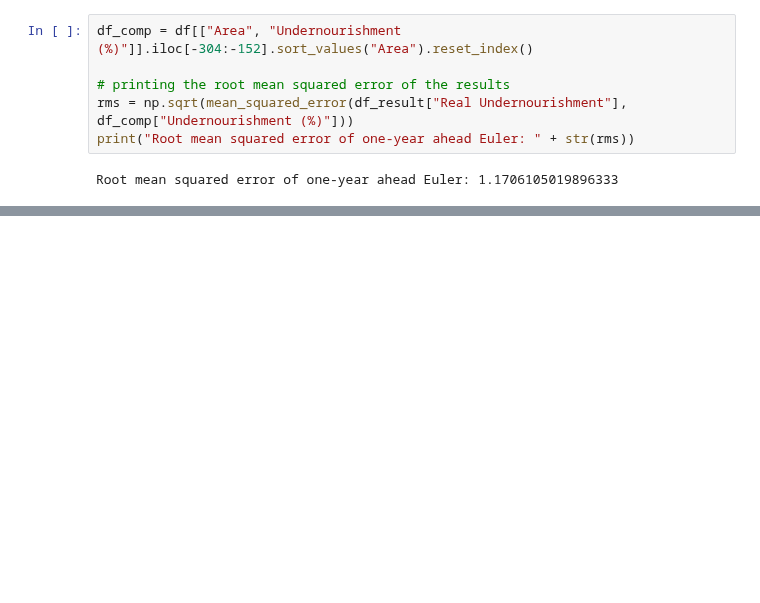
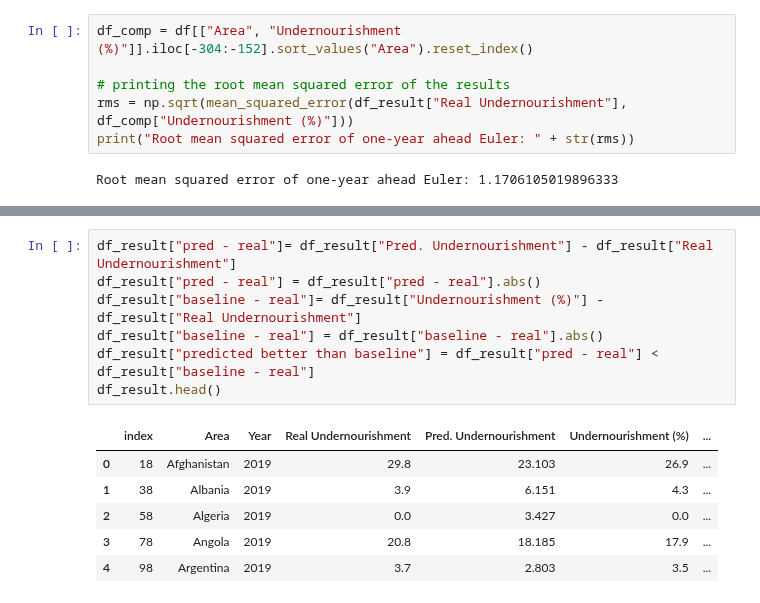
Before and after one commit to sonic171717/undernourishment_prediction, a Jupyter notebook: 3)Models/baseline_comparison.ipynb, the cells around one changed output, grey strips where cells are left out. Drawn from its saved outputs; the diff is of its cells as text; blank space fills up the shorter version.

```diff
--- a/3)Models/baseline_comparison.ipynb
+++ b/3)Models/baseline_comparison.ipynb
@@ -89,0 +120,14 @@ Root mean squared error of one-year ahead Euler: 1.1706105019896333
+# %%
+df_result["pred - real"]= df_result["Pred. Undernourishment"] - df_result["Real Undernourishment"]
+df_result["pred - real"] = df_result["pred - real"].abs()
+df_result["baseline - real"]= df_result["Undernourishment (%)"] - df_result["Real Undernourishment"]
+df_result["baseline - real"] = df_result["baseline - real"].abs()
+df_result["predicted better than baseline"] = df_result["pred - real"] < df_result["baseline - real"]
+df_result.head()
+# %% [output]
+|  | index | Area | Year | Real Undernourishment | Pred. Undernourishment | Undernourishment (%) | ... |
+| 0 | 18 | Afghanistan | 2019 | 29.8 | 23.103 | 26.9 | ... |
+| 1 | 38 | Albania | 2019 | 3.9 | 6.151 | 4.3 | ... |
+| 2 | 58 | Algeria | 2019 | 0.0 | 3.427 | 0.0 | ... |
+| 3 | 78 | Angola | 2019 | 20.8 | 18.185 | 17.9 | ... |
+| 4 | 98 | Argentina | 2019 | 3.7 | 2.803 | 3.5 | ... |
```
Also changed, not shown: parts of 10 cells of this notebook.
